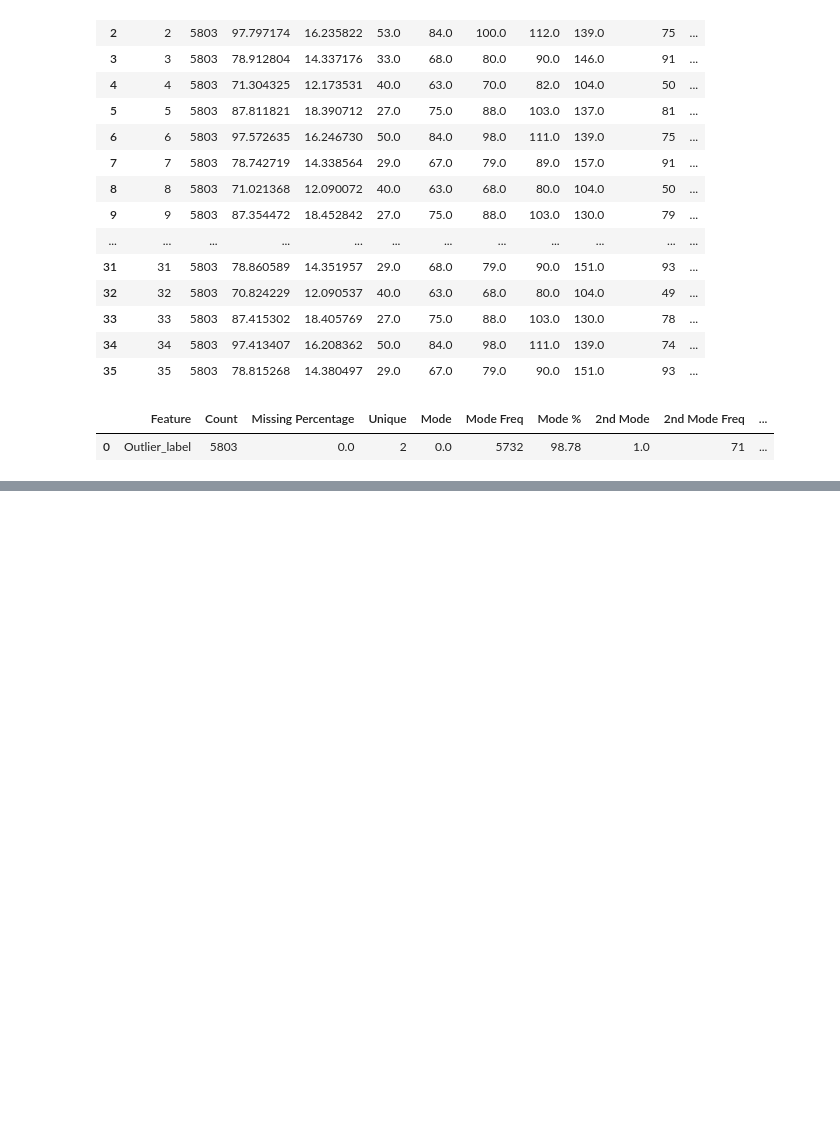
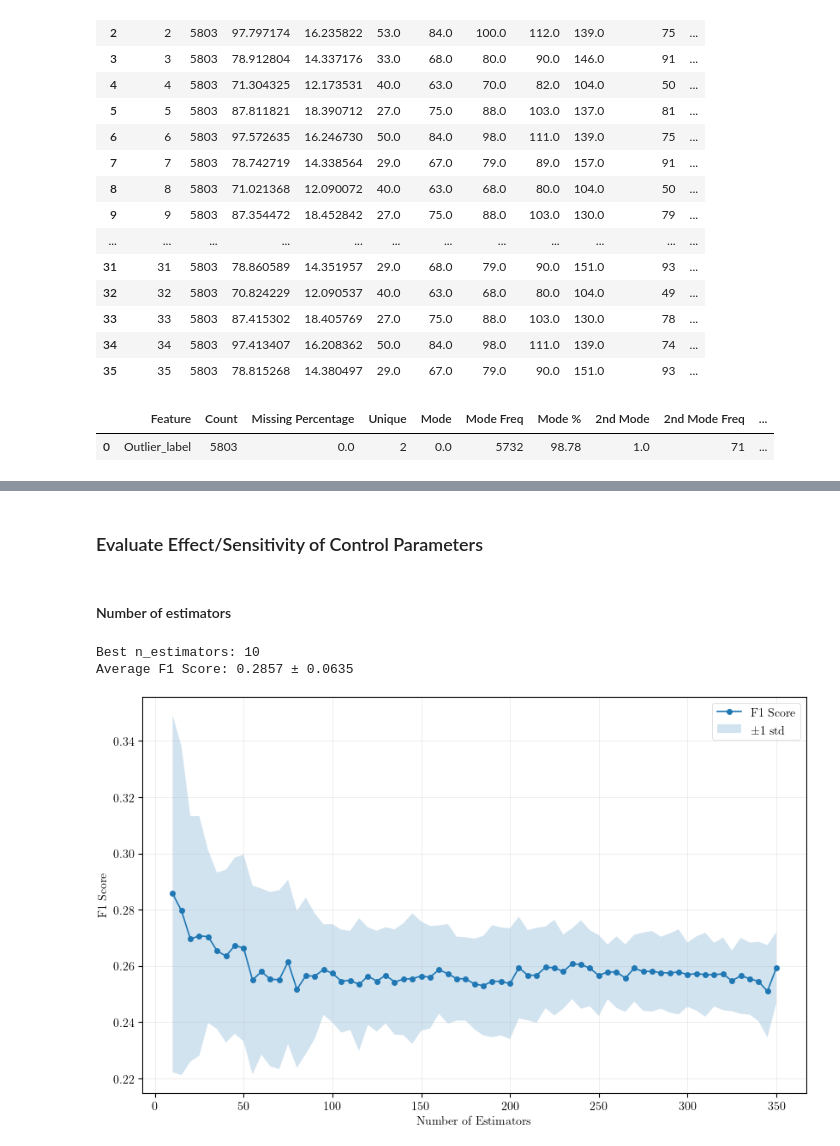
Before and after one commit to KellenMossner/MachineLearning441, a Jupyter notebook: Assignment-4/src/assignment4.ipynb, the cells around one changed output, grey strips where cells are left out. Cells and saved outputs as stored; diff of their text form; code cells hidden in the pictures; blank space fills up the shorter version.

Commit message:
add marginal control parameter analysis

```diff
--- a/Assignment-4/src/assignment4.ipynb
+++ b/Assignment-4/src/assignment4.ipynb
@@ -288,0 +344,27 @@ report_cat3.head(10)
+# %%
+def plot_results(avg_results, metric_mean, metric_err, control_param, ylabel=None, xlabel=None, saveas=None):
+    """ Create a line chart of results vs control parameter values with fill_between for errors """
+    plt.figure(figsize=(10, 6))
+
+    x = avg_results[control_param]
+    y = avg_results[metric_mean]
+    err = avg_results[metric_err]
+
+    # Plot the main line
+    plt.plot(x, y, marker='o', linewidth=1.2, markersize=4, label=ylabel if ylabel else metric_mean)
+
+    # Fill between for error bounds
+    plt.fill_between(x, y - err, y + err, alpha=0.2, label='±1 std')
+
+    plt.xlabel(xlabel if xlabel else control_param)
+    plt.ylabel(ylabel if ylabel else metric_mean)
+    plt.grid(True, alpha=0.3)
+    plt.legend()
+
+    if saveas:
+        plt.savefig(f"../report/plots/{saveas}.pdf", dpi=300, bbox_inches='tight')
+    plt.show()
+# %% [markdown]
+### Evaluate Effect/Sensitivity of Control Parameters
+# %% [markdown]
+#### Number of estimators
@@ -288,0 +453,21 @@ report_cat3.head(10)
+# %%
+results_file = '../data/results/fault_n_estimators_results.pkl'
+
+# first try load results
+if os.path.exists(results_file):
+    with open(results_file, 'rb') as f:
+        results = pickle.load(f)
+    fault_n_estimators = results['best_n_estimators']
+    fault_n_estimators_results = results['avg_results']
+
+    print(f"\nBest n_estimators: {fault_n_estimators}")
+    print(f"F1 Score: {results['best_avg_f1']:.4f} ± {results['best_std_f1']:.4f}")
+
+    # plot results
+    plot_results(fault_n_estimators_results, 'F1_Score_mean', 'F1_Score_std', 'n_estimators', xlabel='Number of Estimators', ylabel='F1 Score', saveas='fault_n_estimators')
+else:
+    fault_n_estimators, fault_n_estimators_results = evaluate_n_estimators(X_train_fault, X_test_fault, y_test_fault, 350, save_results=results_file)
+# %% [output]
+Best n_estimators: 10
+Average F1 Score: 0.2857 ± 0.0635
+[figure, added]
```
Also changed, not shown: parts of 42 cells of this notebook, 3 other files.
